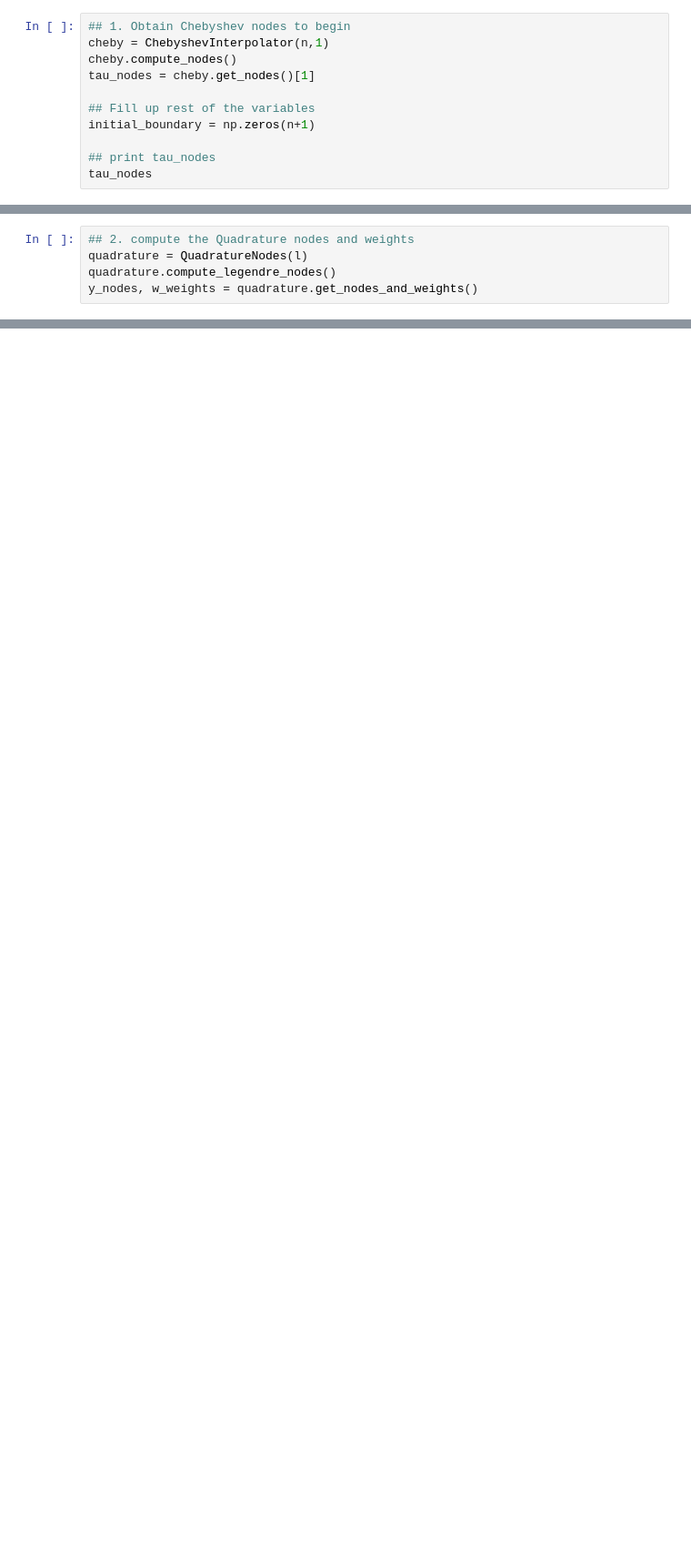
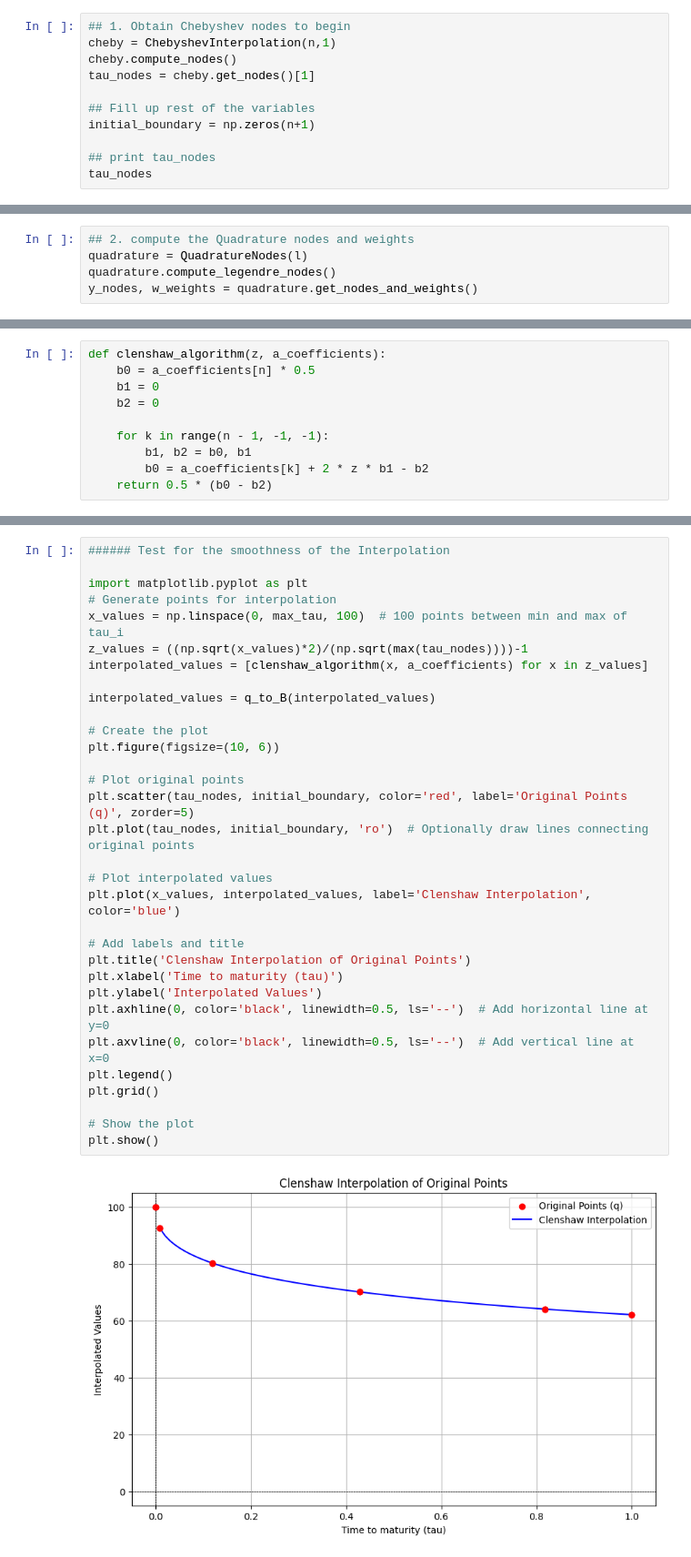
Before and after one commit to XiaoYunhan/American-Option-Pricing, a Jupyter notebook: notebooks/Trial.ipynb, the cells around one changed output, grey strips where cells are left out. Shown at 91% size. Saved outputs shown, nothing was run; the diff lists cells and outputs as text; blank space fills up the shorter version.

```diff
--- a/notebooks/Trial.ipynb
+++ b/notebooks/Trial.ipynb
@@ -112,7 +110,7 @@ option_type = OptionType.Put
 X = strike*min(1,riskfree/dividend)
 # %%
 ## 1. Obtain Chebyshev nodes to begin
-cheby = ChebyshevInterpolator(n,1)
+cheby = ChebyshevInterpolation(n,1)
 cheby.compute_nodes()
 tau_nodes = cheby.get_nodes()[1]
 
@@ -240,3 +206,13 @@ def clenshaw_algorithm(z, a_coefficients):
+# %%
+def clenshaw_algorithm(z, a_coefficients):
+    b0 = a_coefficients[n] * 0.5
+    b1 = 0
+    b2 = 0
+
+    for k in range(n - 1, -1, -1):
+        b1, b2 = b0, b1
+        b0 = a_coefficients[k] + 2 * z * b1 - b2
+    return 0.5 * (b0 - b2)
 # %%
 ### Test for Clenshaw for inpterolation by ensuring that I can obtain q(zi) for the given zi of the intial boundary
 
@@ -257,3 +233,37 @@ for i in range(len(z_i)):
+# %%
+###### Test for the smoothness of the Interpolation
+
+import matplotlib.pyplot as plt
+# Generate points for interpolation
+x_values = np.linspace(0, max_tau, 100)  # 100 points between min and max of tau_i
+z_values = ((np.sqrt(x_values)*2)/(np.sqrt(max(tau_nodes))))-1
+interpolated_values = [clenshaw_algorithm(x, a_coefficients) for x in z_values]
+
+interpolated_values = q_to_B(interpolated_values)
+
+# Create the plot
+plt.figure(figsize=(10, 6))
+
+# Plot original points
+plt.scatter(tau_nodes, initial_boundary, color='red', label='Original Points (q)', zorder=5)
+plt.plot(tau_nodes, initial_boundary, 'ro')  # Optionally draw lines connecting original points
+
+# Plot interpolated values
+plt.plot(x_values, interpolated_values, label='Clenshaw Interpolation', color='blue')
+
+# Add labels and title
+plt.title('Clenshaw Interpolation of Original Points')
+plt.xlabel('Time to maturity (tau)')
+plt.ylabel('Interpolated Values')
+plt.axhline(0, color='black', linewidth=0.5, ls='--')  # Add horizontal line at y=0
+plt.axvline(0, color='black', linewidth=0.5, ls='--')  # Add vertical line at x=0
+plt.legend()
+plt.grid()
+
+# Show the plot
+plt.show()
+# %% [output]
+[figure, added]
 # %%
 ## 4.3 Def Interpolation scheme to be used for quadrature later
 # This means that we would be obtaining for tau - tau(1+y)**2/4
```
Also changed, not shown: parts of 21 cells of this notebook.
